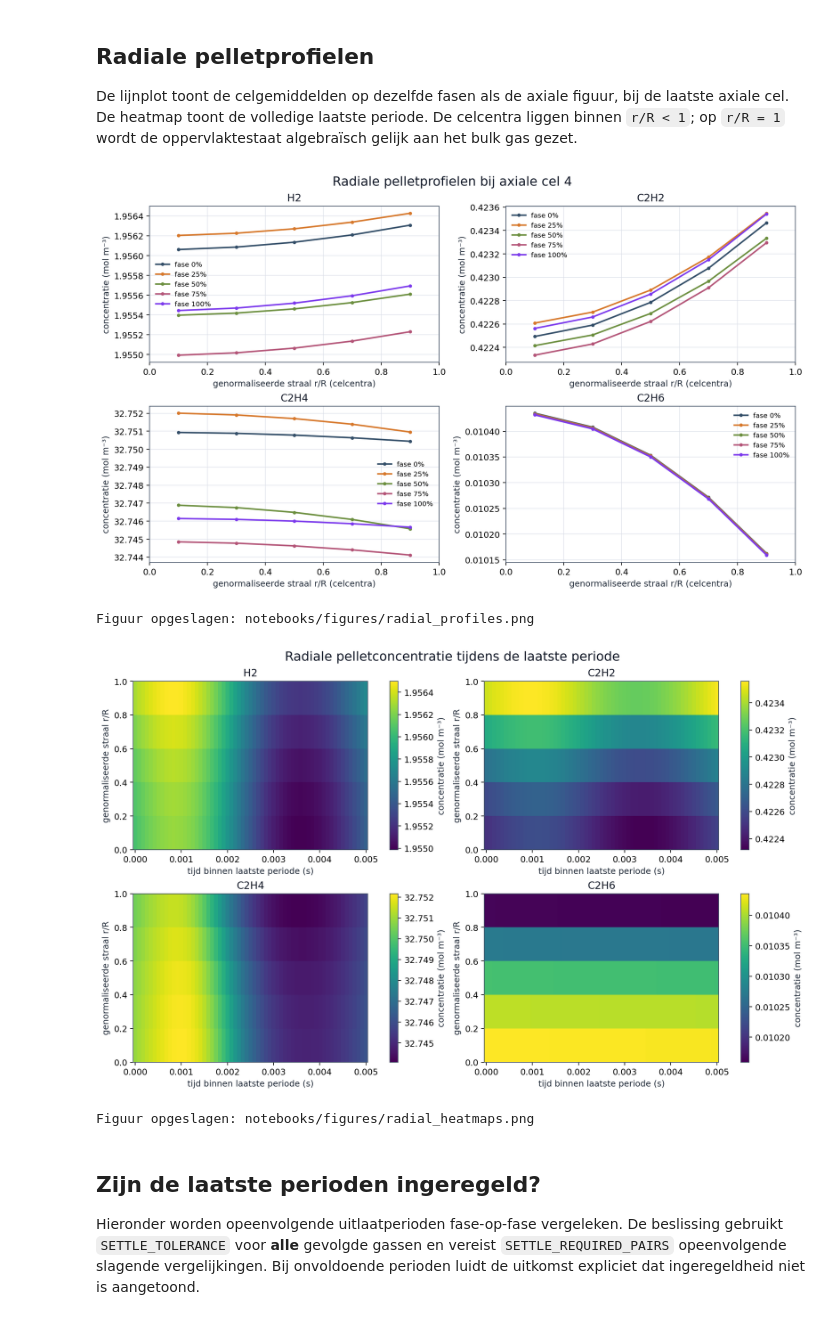
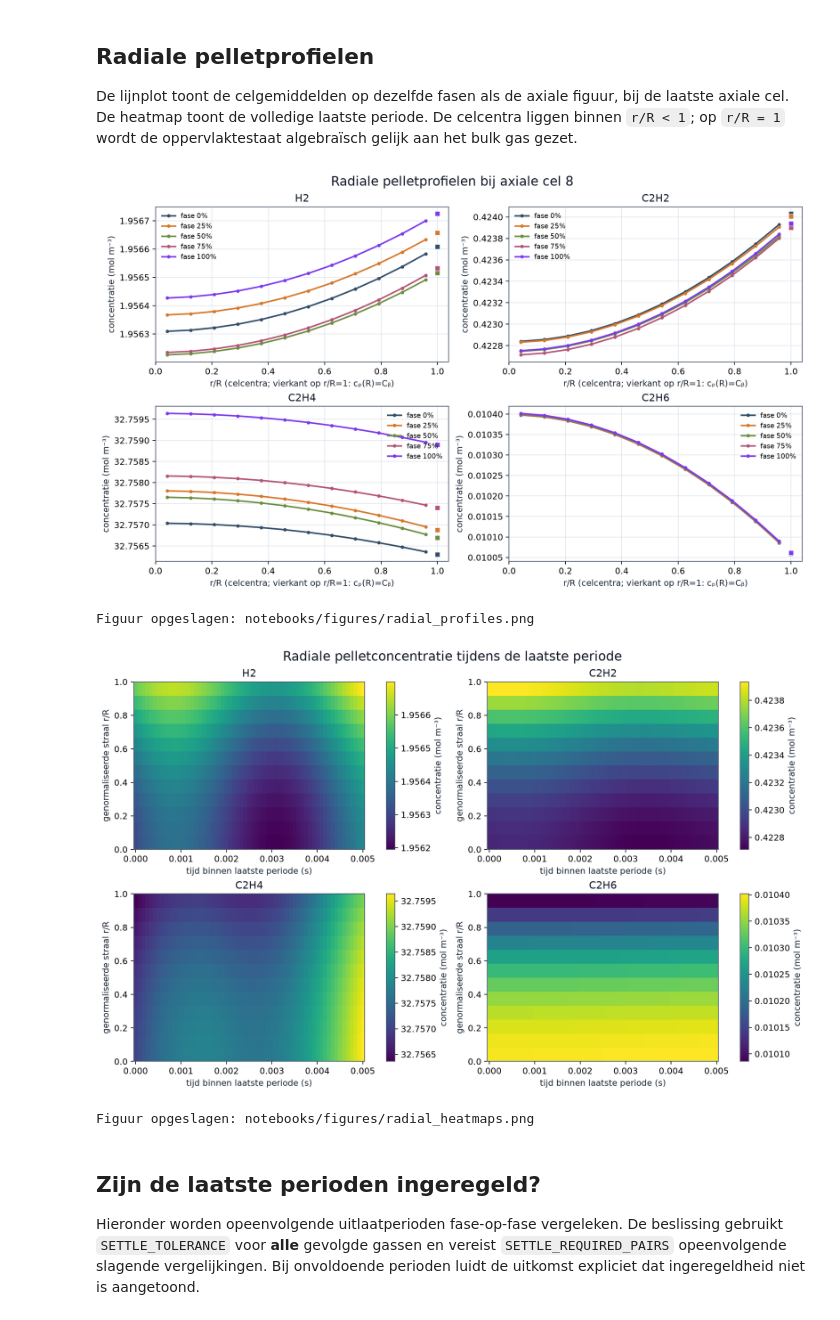
Before and after one commit to AsapLoso/Methanol-Catalysis, a Jupyter notebook: notebooks/bep_dynamic_reactor_response.ipynb, the cells around one changed output. Drawn from its saved outputs; the diff is of its cells as text; code cells hidden in the pictures.

```diff
--- a/notebooks/bep_dynamic_reactor_response.ipynb
+++ b/notebooks/bep_dynamic_reactor_response.ipynb
@@ -63,18 +68,27 @@ De startset `urmes2019` gebruikt gepubliceerde kinetiek en bedrijfscondities uit
 # %%
 # Bewerk deze waarden voor een eerste verkenning.
 KINETIC_SET = "urmes2019"
-N_AXIAL = 4
-N_RADIAL = 5                 # aantal radiale controlevolumes
+RADIUS_UM = 75.0
+PARTICLE_POROSITY = 0.50
+TEMPERATURE_K = None       # None houdt de temperatuur uit KINETIC_SET aan
+PRESSURE_PA = None         # None houdt de druk uit KINETIC_SET aan
+VOLUMETRIC_FLOW_M3_S = None  # None houdt het debiet uit KINETIC_SET aan
+DIFFUSIVITY_OVERRIDE_M2_S = None  # None berekent soortspecifieke D_e met Fuller
+
+N_AXIAL = 8
+N_RADIAL = 12               # aantal radiale controlevolumes
 FORCING_HZ = 200.0
-RELATIVE_MODULATION = 0.10   # cosinusmodulatie van alle gevolgde componenten
-N_PERIODS = 12
+RELATIVE_MODULATION = 0.10  # cosinusmodulatie van alle gevolgde componenten
+N_PERIODS = 16
 SAMPLES_PER_PERIOD = 60
 SETTLE_TOLERANCE = 0.01
-SETTLE_REQUIRED_PAIRS = 3
+SETTLE_REQUIRED_PAIRS = 5
 METHOD = "BDF"
 RTOL = 1e-4
 ATOL = 1e-8
 
+assert RADIUS_UM > 0
+assert 0 < PARTICLE_POROSITY < 1
 assert N_PERIODS >= SETTLE_REQUIRED_PAIRS + 1
 PERIOD = 1.0 / FORCING_HZ
 # %% [markdown]
@@ -256,23 +317,29 @@ De lijnplot toont de celgemiddelden op dezelfde fasen als de axiale figuur, bij
 # %%
 radius_fraction = baseline["model"].grid.r / baseline["model"].grid.r_p
 particle_snapshots = baseline["trajectory"].particle[-1, phase_indices]
+surface_snapshots = baseline["trajectory"].bulk[-1, phase_indices, -1, :]
 figure, _ = plot_radial_profiles(
-    radius_fraction, particle_snapshots, N_AXIAL - 1, SPECIES_NAMES, phase_labels
+    radius_fraction,
+    particle_snapshots,
+    N_AXIAL - 1,
+    SPECIES_NAMES,
+    phase_labels,
+    surface_snapshots=surface_snapshots,
 )
 export_figure(figure, "radial_profiles.png")
 
 figure, _ = plot_radial_heatmaps(
     phase,
     radius_fraction,
     baseline["trajectory"].particle[-1],
     N_AXIAL - 1,
     SPECIES_NAMES,
 )
 export_figure(figure, "radial_heatmaps.png")
 # %% [output]
-[figure, old version]
+[figure, new version]
 Figuur opgeslagen: notebooks/figures/radial_profiles.png
-[figure, old version]
+[figure, new version]
 Figuur opgeslagen: notebooks/figures/radial_heatmaps.png
 # %% [markdown]
 ## Zijn de laatste perioden ingeregeld?
```
Also changed, not shown: parts of 13 cells of this notebook, 12 other files.
